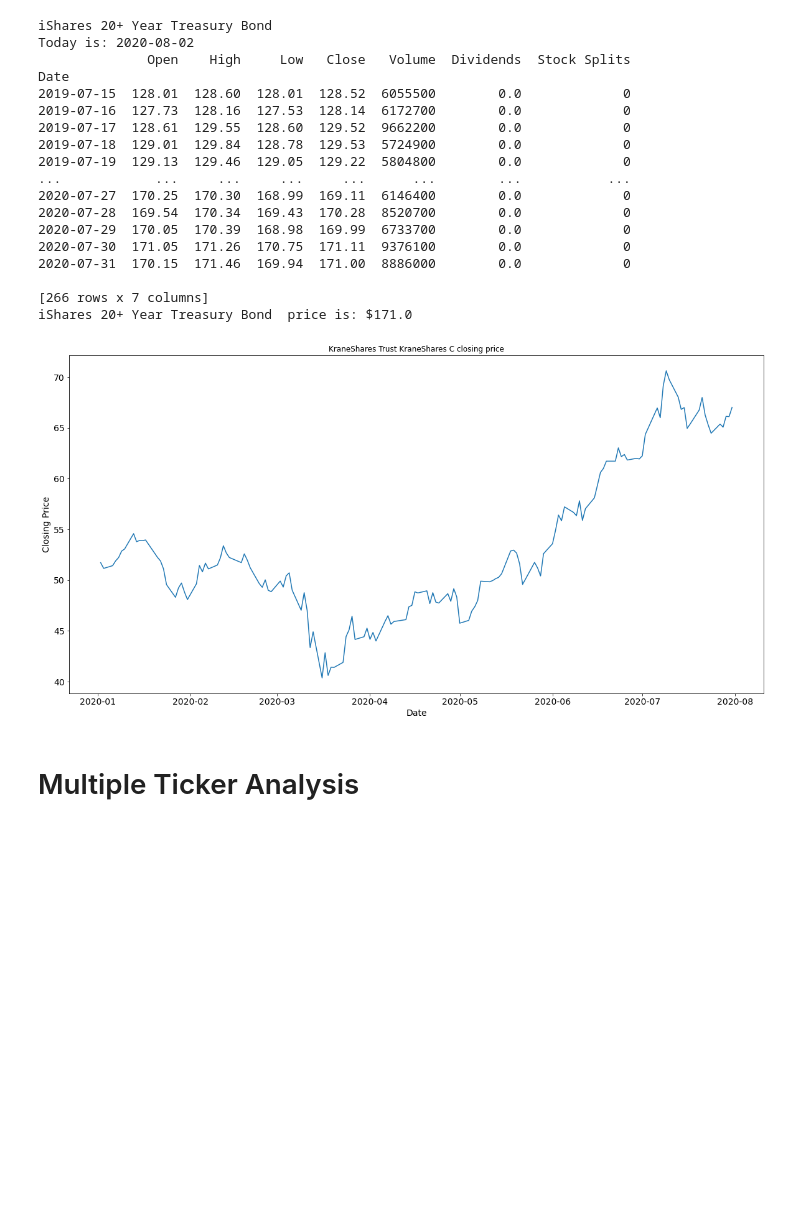
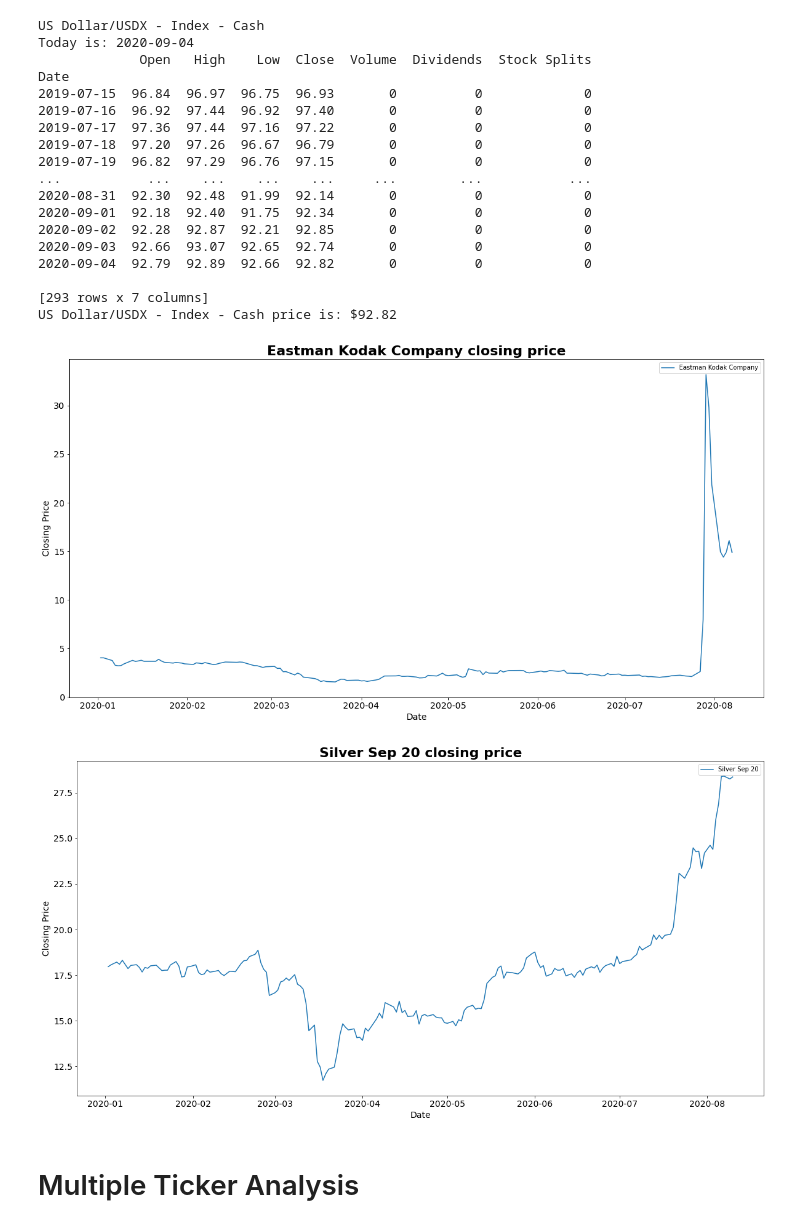
Before and after one commit to savagedavid7/Macro-Analysis, a Jupyter notebook: Stock Analysis.ipynb, the cells around one changed output. Saved outputs shown, nothing was run; the diff lists cells and outputs as text; code cells hidden in the pictures; blank space fills up the shorter version.

```diff
--- a/Stock Analysis.ipynb
+++ b/Stock Analysis.ipynb
@@ -25,50 +25,56 @@ def get_data(tickersymbol):
     print(ticker_df)
     print(f"{investment_name} price is: ${last_price}")
     #ticker_df["Close"].plot()
-get_data('TLT')
+get_data('DX-Y.NYB')
 print()
 #get_data('TLT')
 # %% [output]
-iShares 20+ Year Treasury Bond
-Today is: 2020-08-02
-              Open    High     Low   Close   Volume  Dividends  Stock Splits
+US Dollar/USDX - Index - Cash
+Today is: 2020-09-04
+             Open   High    Low  Close  Volume  Dividends  Stock Splits
 Date
-2019-07-15  128.01  128.60  128.01  128.52  6055500        0.0             0
-2019-07-16  127.73  128.16  127.53  128.14  6172700        0.0             0
-2019-07-17  128.61  129.55  128.60  129.52  9662200        0.0             0
-2019-07-18  129.01  129.84  128.78  129.53  5724900        0.0             0
-2019-07-19  129.13  129.46  129.05  129.22  5804800        0.0             0
-...            ...     ...     ...     ...      ...        ...           ...
-2020-07-27  170.25  170.30  168.99  169.11  6146400        0.0             0
-2020-07-28  169.54  170.34  169.43  170.28  8520700        0.0             0
-2020-07-29  170.05  170.39  168.98  169.99  6733700        0.0             0
-2020-07-30  171.05  171.26  170.75  171.11  9376100        0.0             0
-2020-07-31  170.15  171.46  169.94  171.00  8886000        0.0             0
+2019-07-15  96.84  96.97  96.75  96.93       0          0             0
+2019-07-16  96.92  97.44  96.92  97.40       0          0             0
+2019-07-17  97.36  97.44  97.16  97.22       0          0             0
+2019-07-18  97.20  97.26  96.67  96.79       0          0             0
+2019-07-19  96.82  97.29  96.76  97.15       0          0             0
+...           ...    ...    ...    ...     ...        ...           ...
+2020-08-31  92.30  92.48  91.99  92.14       0          0             0
+2020-09-01  92.18  92.40  91.75  92.34       0          0             0
+2020-09-02  92.28  92.87  92.21  92.85       0          0             0
+2020-09-03  92.66  93.07  92.65  92.74       0          0             0
+2020-09-04  92.79  92.89  92.66  92.82       0          0             0
 
-[266 rows x 7 columns]
-iShares 20+ Year Treasury Bond  price is: $171.0
+[293 rows x 7 columns]
+US Dollar/USDX - Index - Cash price is: $92.82
 # %%
 #Charting test
 tickers = ['DBC', 'TLT']
 def create_plot(tickersymbol):
     ticker_data = yf.Ticker(tickersymbol)
     today = datetime.datetime.today().isoformat()
 
     ticker_df = ticker_data.history(period='1d', start='2020-01-1', end=today[:10])
     plt.subplots(figsize=(20,10))
     plt.plot(ticker_df["Close"], label=ticker_data.info['shortName'])
     plt.xlabel("Date", fontdict={'fontsize':'14'})
     plt.ylabel("Closing Price", fontdict={'fontsize':'14'})
     plt.xticks(size = 14)
     plt.yticks(size = 14)
-    plt.title(f"{ticker_data.info['shortName']} closing price")
+    plt.legend()
+    plt.title(f"{ticker_data.info['shortName']} closing price", fontdict={'fontweight':'bold', 'fontsize':'22'})
     plt.savefig(f'{tickersymbol}.png', bbox_inches="tight")
 #create_plot('DBC')
 #create_plot('TLT')
 #create_plot('FXE')
-create_plot('KWEB')
+#create_plot('KWEB')
+#create_plot('ECPG')
+#create_plot('PRAA')
+#create_plot('KODK')
+#create_plot('SI=F')
 # %% [output]
-[figure, old version]
+[figure, new version]
+[figure, added]
 # %% [markdown]
 # Multiple Ticker Analysis
 # %%
```
Also changed, not shown: parts of 3 cells of this notebook, 6 other files.
